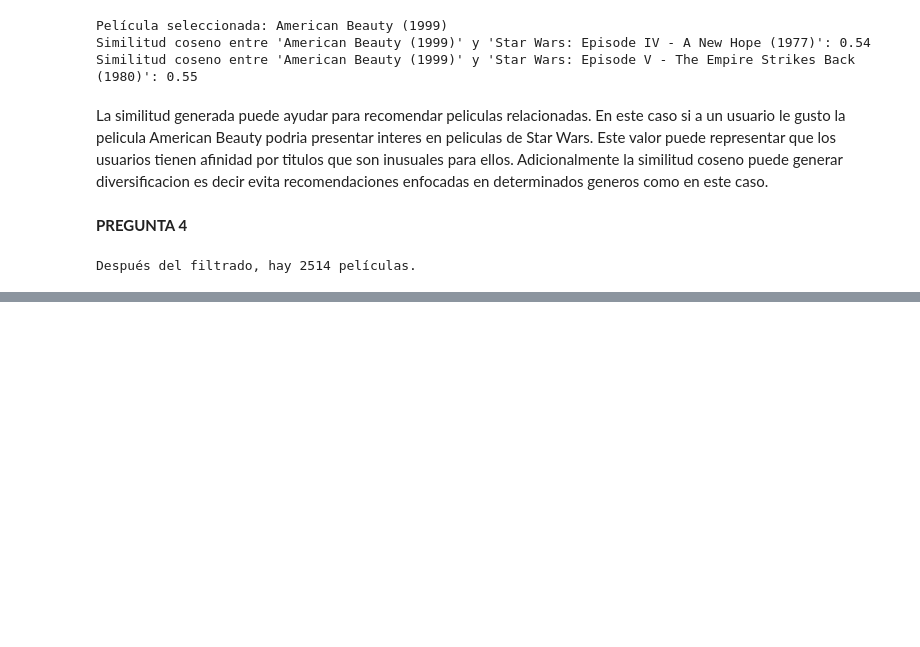
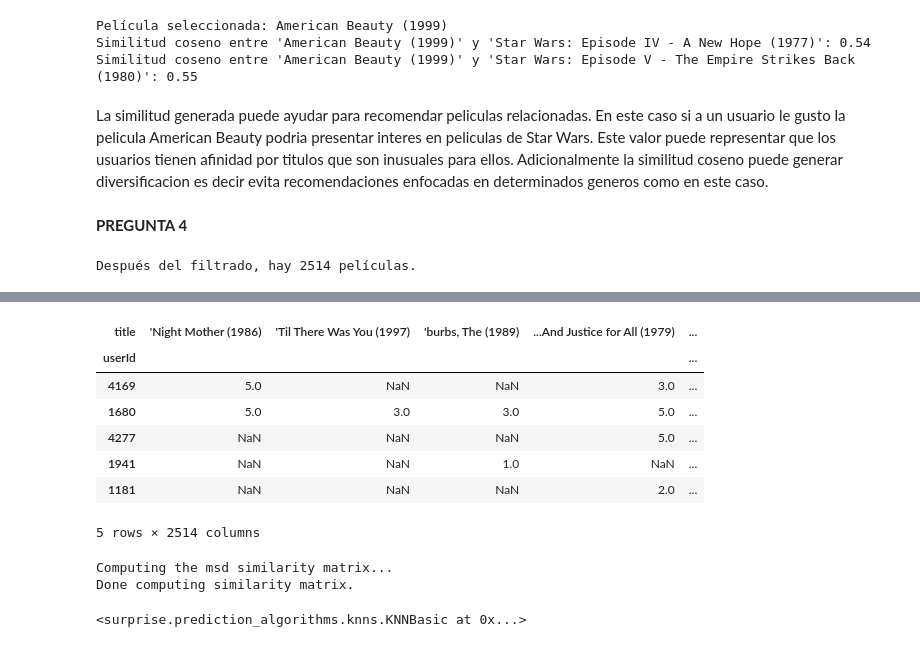
Before and after one commit to sheilaccahua202231011/RecSys, a Jupyter notebook: EXAMEN_2 (1).ipynb, the cells around one changed output, grey strips where cells are left out. Drawn from its saved outputs; the diff is of its cells as text; code cells hidden in the pictures; blank space fills up the shorter version.

```diff
--- a/EXAMEN_2 (1).ipynb
+++ b/EXAMEN_2 (1).ipynb
@@ -220,0 +251,19 @@ Después del filtrado, hay 2514 películas.
+# %%
+# Crear la matriz usuario-ítem
+user_item_matrix = filtered_data.pivot_table(index='userId', columns='title', values='rating')
+
+# Ordenar los IDs de usuario por cantidad de calificaciones
+sorted_user_ids = user_rating_counts_filtered.index
+
+# Ordenar la matriz según usuarios más activos
+user_item_matrix_sorted = user_item_matrix.loc[sorted_user_ids]
+user_item_matrix_sorted.head()
+# %% [output]
+| title | 'Night Mother (1986) | 'Til There Was You (1997) | 'burbs, The (1989) | ...And Justice for All (1979) | ... |
+| userId |  |  |  |  | ... |
+| 4169 | 5.0 | NaN | NaN | 3.0 | ... |
+| 1680 | 5.0 | 3.0 | 3.0 | 5.0 | ... |
+| 4277 | NaN | NaN | NaN | 5.0 | ... |
+| 1941 | NaN | NaN | 1.0 | NaN | ... |
+| 1181 | NaN | NaN | NaN | 2.0 | ... |
+5 rows × 2514 columns
@@ -220,0 +293,16 @@ Después del filtrado, hay 2514 películas.
+# %%
+# Configurar opciones del modelo KNN
+sim_options = {
+    'name': 'msd',  # Mean Squared Difference (distancia euclidiana)
+    'user_based': True  # Filtrado Usuario-Usuario
+}
+
+# Crear el modelo KNN
+knn = KNNBasic(k=50, sim_options=sim_options)
+
+# Entrenar el modelo
+knn.fit(trainset)
+# %% [output]
+Computing the msd similarity matrix...
+Done computing similarity matrix.
+<surprise.prediction_algorithms.knns.KNNBasic at 0x...>
```
Also changed, not shown: parts of 4 cells of this notebook.
